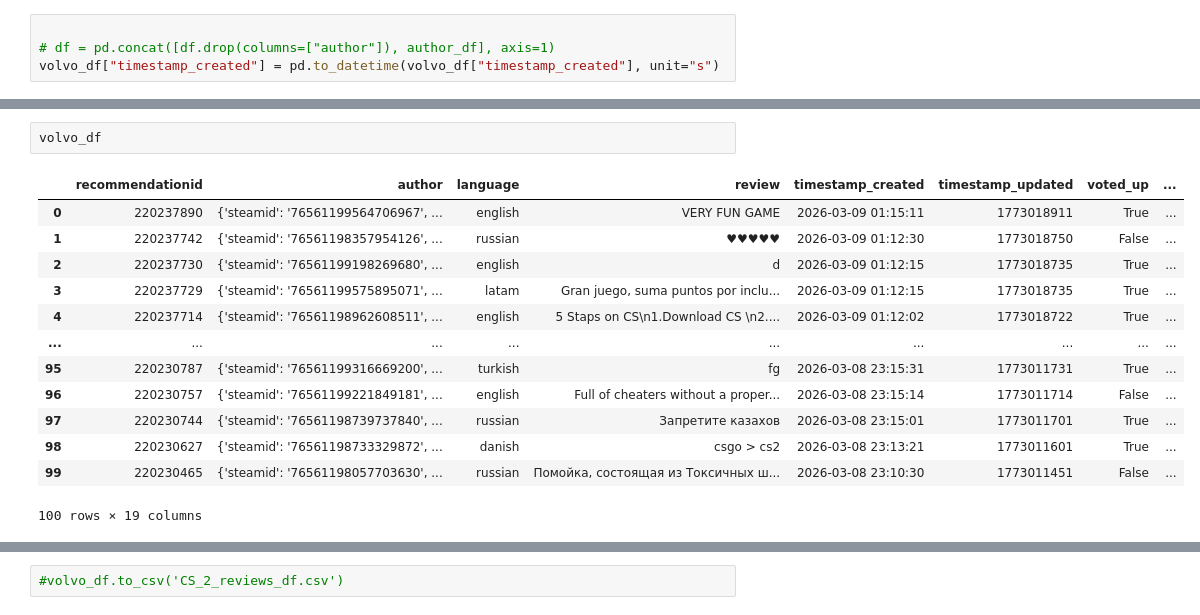
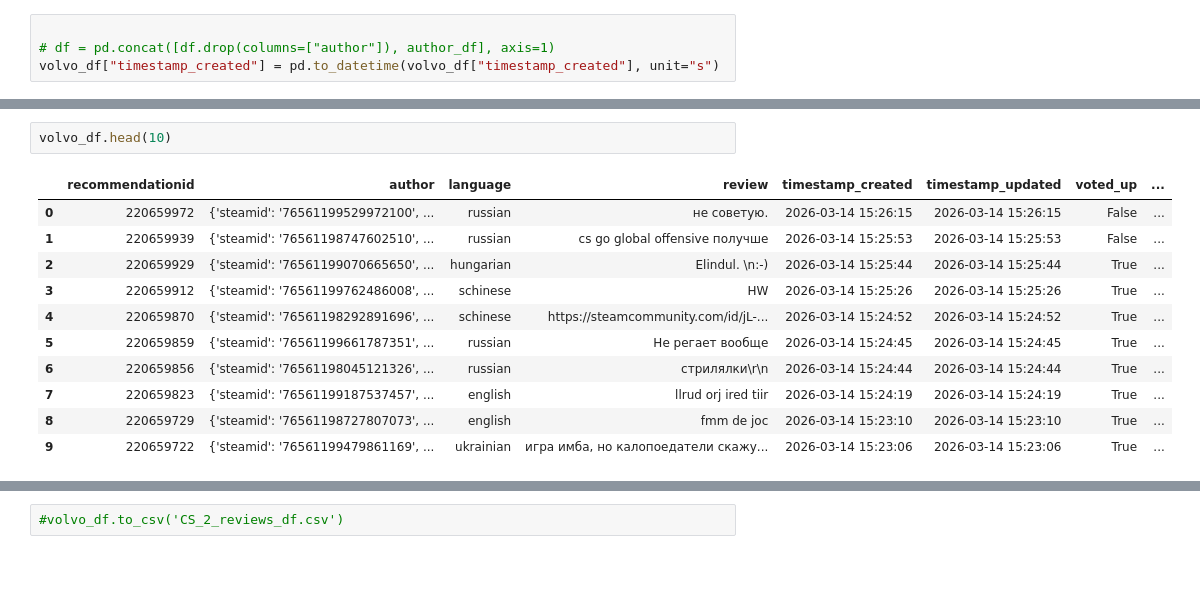
Before and after one commit to EvgenyShn/steam_api_test, a Jupyter notebook: api_Valve_test.ipynb, the cells around one changed output, grey strips where cells are left out. Drawn from its saved outputs; the diff is of its cells as text; blank space fills up the shorter version.

```diff
--- a/api_Valve_test.ipynb
+++ b/api_Valve_test.ipynb
@@ -67,19 +584,17 @@ DateParseError: year 1345568400 is out of range: 1345568400
 # %%
-volvo_df
+volvo_df.head(10)
 # %% [output]
 |  | recommendationid | author | language | review | timestamp_created | timestamp_updated | voted_up | ... |
-| 0 | 220237890 | {'steamid': '76561199564706967', ... | english | VERY FUN GAME | 2026-03-09 01:15:11 | 1773018911 | True | ... |
-| 1 | 220237742 | {'steamid': '76561198357954126', ... | russian | ♥♥♥♥♥ | 2026-03-09 01:12:30 | 1773018750 | False | ... |
-| 2 | 220237730 | {'steamid': '76561199198269680', ... | english | d | 2026-03-09 01:12:15 | 1773018735 | True | ... |
-| 3 | 220237729 | {'steamid': '76561199575895071', ... | latam | Gran juego, suma puntos por inclu... | 2026-03-09 01:12:15 | 1773018735 | True | ... |
-| 4 | 220237714 | {'steamid': '76561198962608511', ... | english | 5 Staps on CS\n1.Download CS \n2.... | 2026-03-09 01:12:02 | 1773018722 | True | ... |
-| ... | ... | ... | ... | ... | ... | ... | ... | ... |
-| 95 | 220230787 | {'steamid': '76561199316669200', ... | turkish | fg | 2026-03-08 23:15:31 | 1773011731 | True | ... |
-| 96 | 220230757 | {'steamid': '76561199221849181', ... | english | Full of cheaters without a proper... | 2026-03-08 23:15:14 | 1773011714 | False | ... |
-| 97 | 220230744 | {'steamid': '76561198739737840', ... | russian | Запретите казахов | 2026-03-08 23:15:01 | 1773011701 | True | ... |
-| 98 | 220230627 | {'steamid': '76561198733329872', ... | danish | csgo > cs2 | 2026-03-08 23:13:21 | 1773011601 | True | ... |
-| 99 | 220230465 | {'steamid': '76561198057703630', ... | russian | Помойка, состоящая из Токсичных ш... | 2026-03-08 23:10:30 | 1773011451 | False | ... |
+| 0 | 220659972 | {'steamid': '76561199529972100', ... | russian | не советую. | 2026-03-14 15:26:15 | 2026-03-14 15:26:15 | False | ... |
+| 1 | 220659939 | {'steamid': '76561198747602510', ... | russian | cs go global offensive получше | 2026-03-14 15:25:53 | 2026-03-14 15:25:53 | False | ... |
+| 2 | 220659929 | {'steamid': '76561199070665650', ... | hungarian | Elindul. \n:-) | 2026-03-14 15:25:44 | 2026-03-14 15:25:44 | True | ... |
+| 3 | 220659912 | {'steamid': '76561199762486008', ... | schinese | HW | 2026-03-14 15:25:26 | 2026-03-14 15:25:26 | True | ... |
+| 4 | 220659870 | {'steamid': '76561198292891696', ... | schinese | https://steamcommunity.com/id/jL-... | 2026-03-14 15:24:52 | 2026-03-14 15:24:52 | True | ... |
+| 5 | 220659859 | {'steamid': '76561199661787351', ... | russian | Не регает вообще | 2026-03-14 15:24:45 | 2026-03-14 15:24:45 | True | ... |
+| 6 | 220659856 | {'steamid': '76561198045121326', ... | russian | стрилялки\r\n | 2026-03-14 15:24:44 | 2026-03-14 15:24:44 | True | ... |
+| 7 | 220659823 | {'steamid': '76561199187537457', ... | english | llrud orj ired tiir | 2026-03-14 15:24:19 | 2026-03-14 15:24:19 | True | ... |
+| 8 | 220659729 | {'steamid': '76561198727807073', ... | english | fmm de joc | 2026-03-14 15:23:10 | 2026-03-14 15:23:10 | True | ... |
+| 9 | 220659722 | {'steamid': '76561199479861169', ... | ukrainian | игра имба, но калопоедатели скажу... | 2026-03-14 15:23:06 | 2026-03-14 15:23:06 | True | ... |
-100 rows × 19 columns
 # %%
 author_df
 # %% [output]
```
Also changed, not shown: parts of 25 cells of this notebook, 3 other files.
